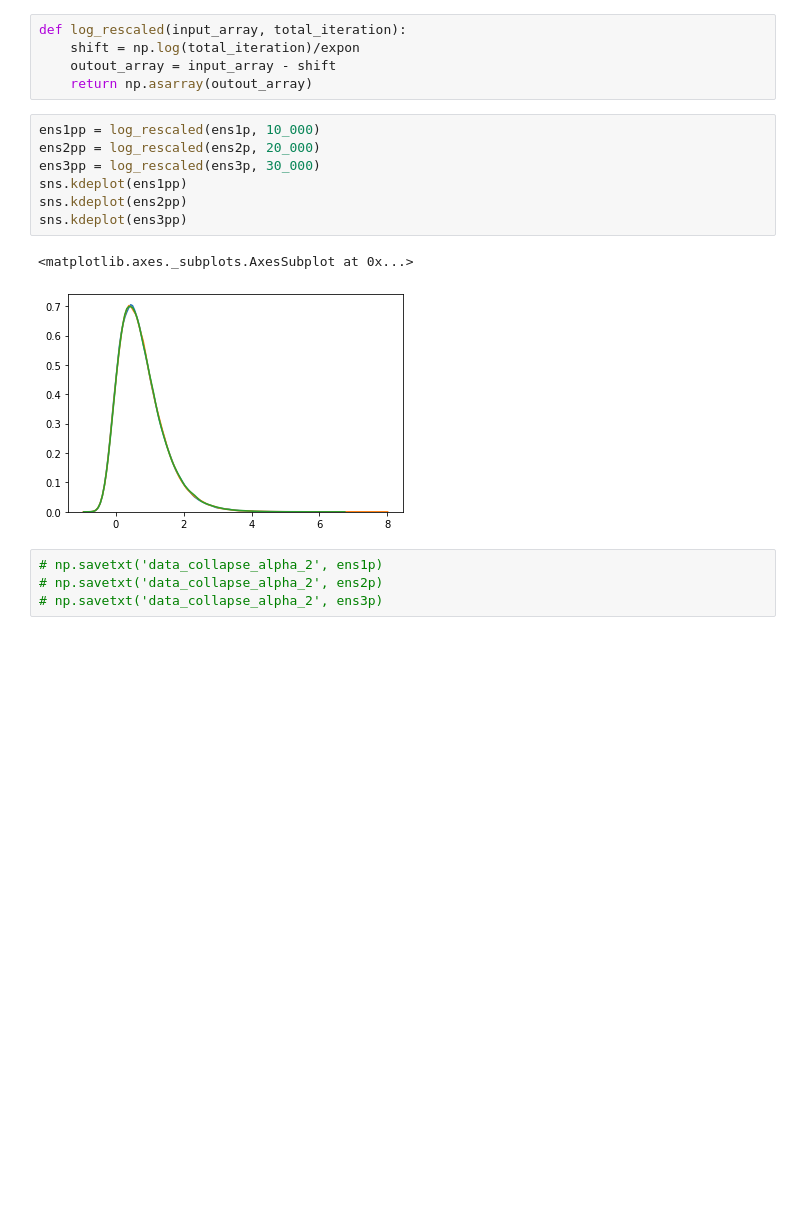
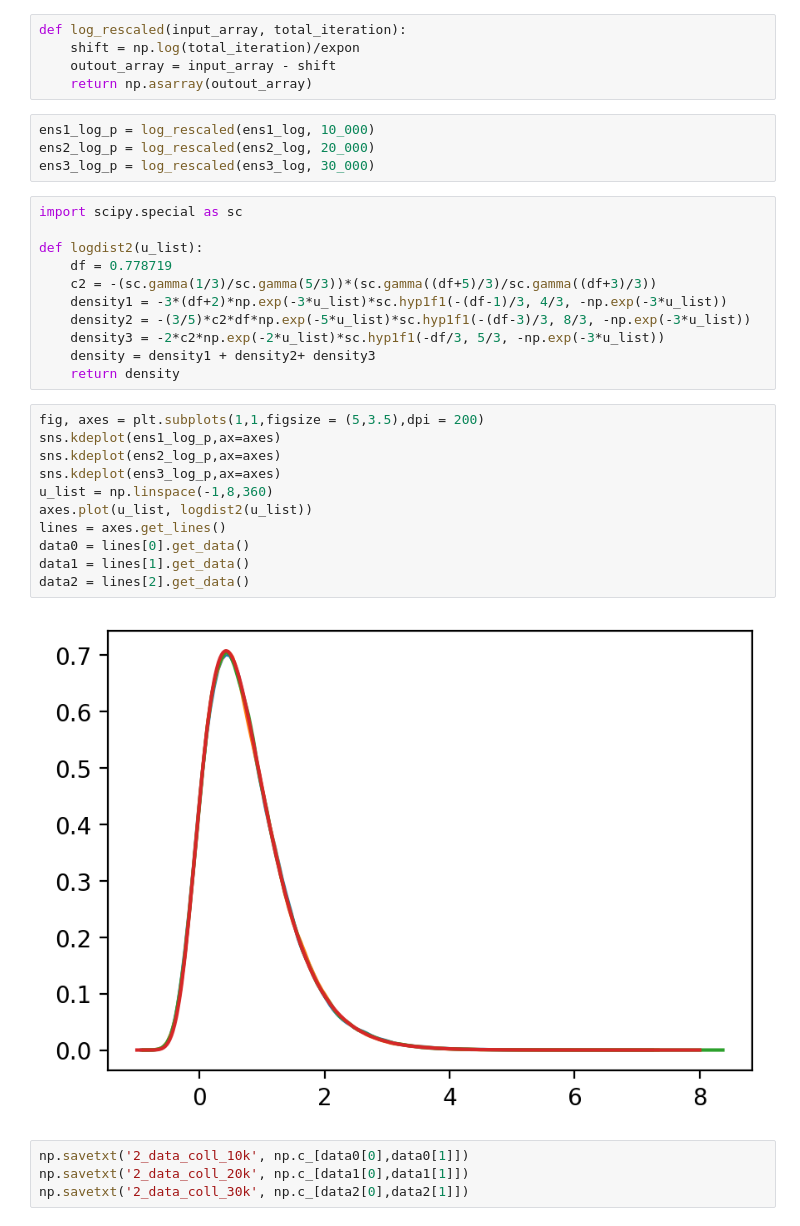
Before and after one commit to rahman-rakib/Stochastic-Fractal, a Jupyter notebook: notebooks/data_collapse/NEW_data_collapse_alpha_2.ipynb, the cells around one changed output. Saved outputs shown, nothing was run; the diff lists cells and outputs as text; blank space fills up the shorter version.

```diff
--- a/notebooks/data_collapse/NEW_data_collapse_alpha_2.ipynb
+++ b/notebooks/data_collapse/NEW_data_collapse_alpha_2.ipynb
@@ -160,17 +157,35 @@ def log_rescaled(input_array, total_iteration):
     shift = np.log(total_iteration)/expon
     outout_array = input_array - shift
     return np.asarray(outout_array)
-# %%
-ens1pp = log_rescaled(ens1p, 10_000)
-ens2pp = log_rescaled(ens2p, 20_000)
-ens3pp = log_rescaled(ens3p, 30_000)
-sns.kdeplot(ens1pp)
-sns.kdeplot(ens2pp)
-sns.kdeplot(ens3pp)
-# %% [output]
-<matplotlib.axes._subplots.AxesSubplot at 0x...>
-[figure, removed]
-# %%
-# np.savetxt('data_collapse_alpha_2', ens1p)
-# np.savetxt('data_collapse_alpha_2', ens2p)
-# np.savetxt('data_collapse_alpha_2', ens3p)
+# %%
+ens1_log_p = log_rescaled(ens1_log, 10_000)
+ens2_log_p = log_rescaled(ens2_log, 20_000)
+ens3_log_p = log_rescaled(ens3_log, 30_000)
+# %%
+import scipy.special as sc
+
+def logdist2(u_list):
+    df = 0.778719
+    c2 = -(sc.gamma(1/3)/sc.gamma(5/3))*(sc.gamma((df+5)/3)/sc.gamma((df+3)/3))
+    density1 = -3*(df+2)*np.exp(-3*u_list)*sc.hyp1f1(-(df-1)/3, 4/3, -np.exp(-3*u_list))
+    density2 = -(3/5)*c2*df*np.exp(-5*u_list)*sc.hyp1f1(-(df-3)/3, 8/3, -np.exp(-3*u_list))
+    density3 = -2*c2*np.exp(-2*u_list)*sc.hyp1f1(-df/3, 5/3, -np.exp(-3*u_list))
+    density = density1 + density2+ density3
+    return density
+# %%
+fig, axes = plt.subplots(1,1,figsize = (5,3.5),dpi = 200)
+sns.kdeplot(ens1_log_p,ax=axes)
+sns.kdeplot(ens2_log_p,ax=axes)
+sns.kdeplot(ens3_log_p,ax=axes)
+u_list = np.linspace(-1,8,360)
+axes.plot(u_list, logdist2(u_list))
+lines = axes.get_lines()
+data0 = lines[0].get_data()
+data1 = lines[1].get_data()
+data2 = lines[2].get_data()
+# %% [output]
+[figure, added]
+# %%
+np.savetxt('2_data_coll_10k', np.c_[data0[0],data0[1]])
+np.savetxt('2_data_coll_20k', np.c_[data1[0],data1[1]])
+np.savetxt('2_data_coll_30k', np.c_[data2[0],data2[1]])
```
Also changed, not shown: parts of 10 cells of this notebook, 25 other files.
